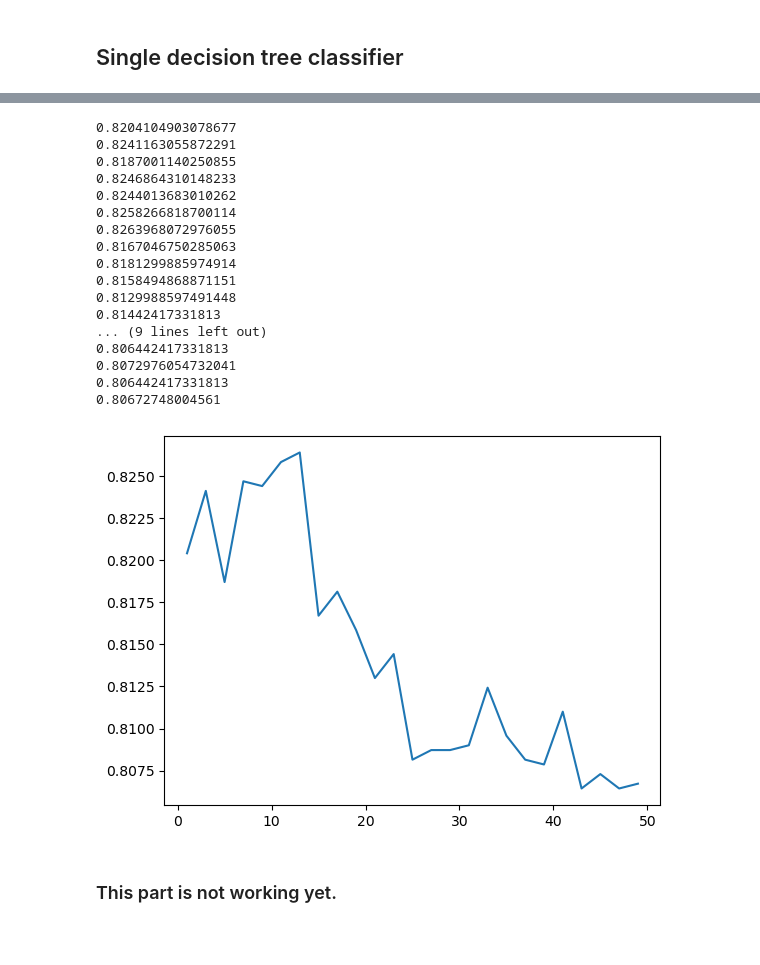
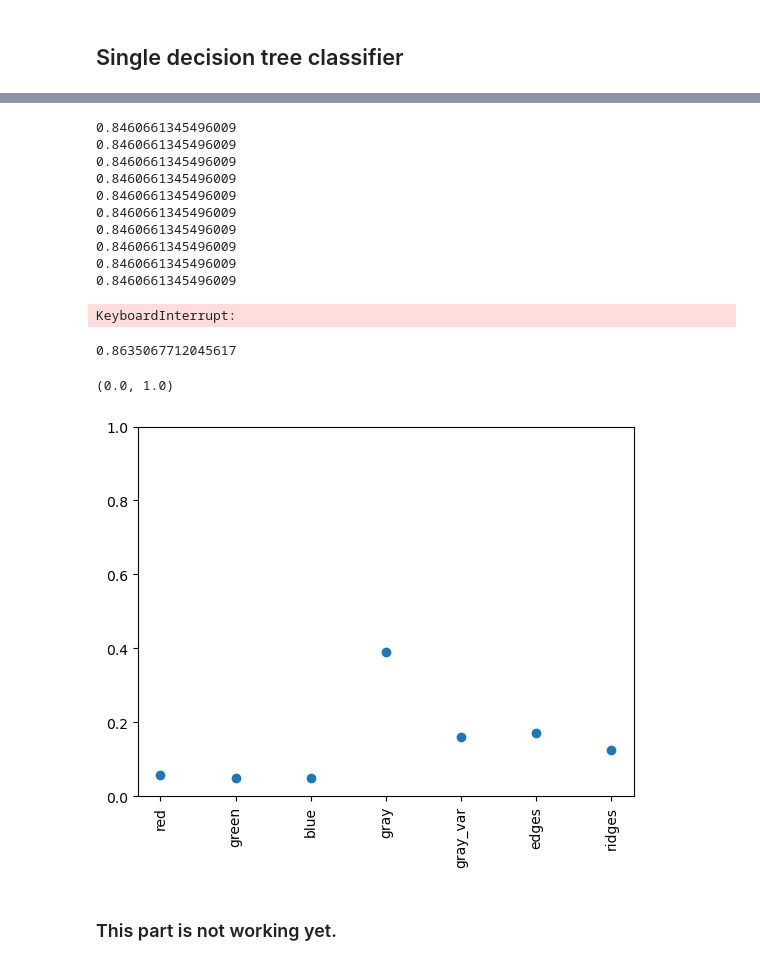
Before and after one commit to fredrikSveen/MALIS_project, a Jupyter notebook: ML_stuff.ipynb, the cells around one changed output, grey strips where cells are left out. Drawn from its saved outputs; the diff is of its cells as text; code cells hidden in the pictures; blank space fills up the shorter version.

```diff
--- a/ML_stuff.ipynb
+++ b/ML_stuff.ipynb
@@ -128,7 +137,10 @@ plt.show()
 acc_for_depths = []
 step_size = 2
 for i in range(1,50,step_size):
-    regressor = RandomForestClassifier(random_state = 0, max_depth = i)
+    regressor = RandomForestClassifier(random_state = 0,
+                                       max_depth = i,
+                                       oob_score=True,
+                                       max_features="sqrt")
 
     # fit the regressor with x and y data
     regressor.fit(X_train, y_train)
@@ -150,24 +162,42 @@ for i in range(1,50,step_size):
 plt.plot(range(1,50,step_size), acc_for_depths)
 plt.show()
 # %% [output]
-0.8204104903078677
-0.8241163055872291
-0.8187001140250855
-0.8246864310148233
-0.8244013683010262
-0.8258266818700114
-0.8263968072976055
-0.8167046750285063
-0.8181299885974914
-0.8158494868871151
-0.8129988597491448
-0.81442417331813
-... (9 lines left out)
-0.806442417331813
-0.8072976054732041
-0.806442417331813
-0.80672748004561
+0.8460661345496009
+0.8460661345496009
+0.8460661345496009
+0.8460661345496009
+0.8460661345496009
+0.8460661345496009
+0.8460661345496009
+0.8460661345496009
+0.8460661345496009
+0.8460661345496009
-[figure, removed]
+KeyboardInterrupt:
+# %%
+regressor = RandomForestClassifier(random_state = 0,
+                                       max_depth = 13,
+                                       oob_score=True,
+                                       max_features="sqrt")
+
+# fit the regressor with x and y data
+regressor.fit(X_train, y_train)
+
+y_pred = regressor.predict(X_test)  # test the output by changing values
+
+# Create confusion matrix
+#confusion = confusion_matrix(y_val, y_pred)
+#ConfusionMatrixDisplay(confusion).plot()
+# Display accuracy score
+accuracy = accuracy_score(y_test, y_pred)
+print(accuracy)
+
+plt.plot(regressor.feature_importances_, 'o')
+plt.xticks(range(X_val.shape[1]), X_val.columns, rotation=90)
+plt.ylim(0, 1)
+# %% [output]
+0.8635067712045617
+(0.0, 1.0)
+[figure, added]
 # %% [markdown]
 ### This part is not working yet.
 # %%
```
Also changed, not shown: parts of 3 cells of this notebook, 2 other files.
